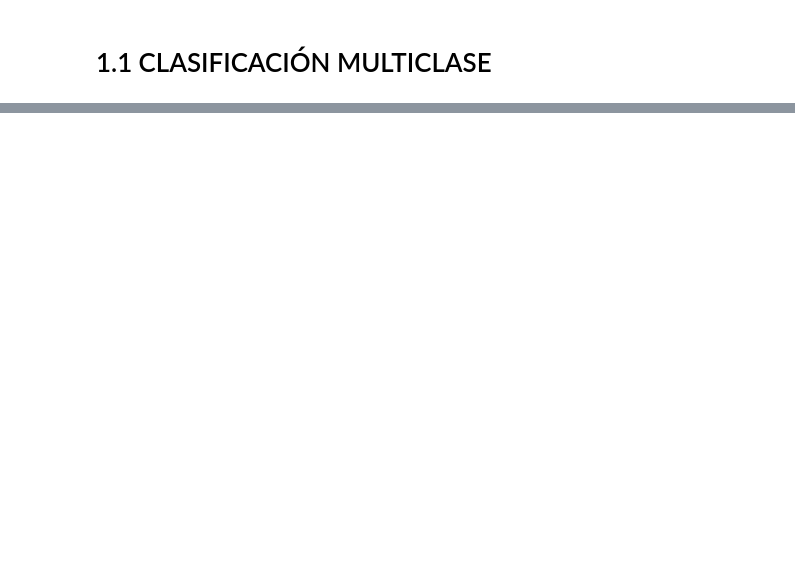
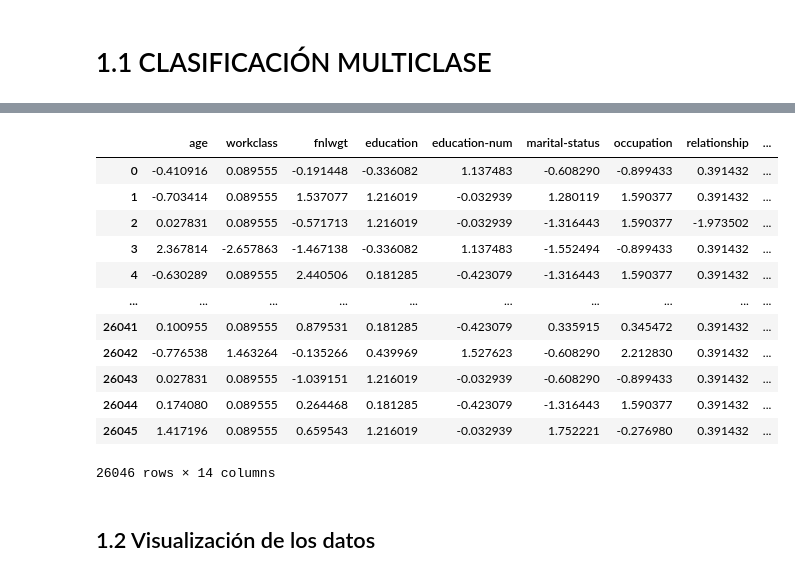
Before and after one commit to Gonzales-Franz-Reinaldo/SIS420-AI, a Jupyter notebook: Laboratorios/LAB-03/Regresion_Logistica_Multiclase.ipynb, the cells around one changed output, grey strips where cells are left out. Drawn from its saved outputs; the diff is of its cells as text; code cells hidden in the pictures; blank space fills up the shorter version.

```diff
--- a/Laboratorios/LAB-03/Regresion_Logistica_Multiclase.ipynb
+++ b/Laboratorios/LAB-03/Regresion_Logistica_Multiclase.ipynb
@@ -222,0 +244,6 @@ data
+# %%
+# Como nuestro columna de Y es la martial-status, contamos los numeros de ocurriencias de cada clase
+class_count = data['marital-status'].value_counts()
+
+# Mostramos las cantidad de clases que existen en el dataset
+class_count
@@ -224,0 +400,33 @@ data
+# %%
+def  featureNormalize(X):
+    X_norm = X.copy()
+    mu = np.zeros(X.shape[1])
+    sigma = np.zeros(X.shape[1])
+
+    mu = np.mean(X, axis = 0)
+    sigma = np.std(X, axis = 0)
+    X_norm = (X - mu) / sigma
+
+    return X_norm, mu, sigma
+# %%
+# Llamamos a la function de featureNormalize para normalizar los datos de entrenamiento
+X_norm, mu, sigma = featureNormalize(X_train)
+
+# Mostramos los datos de X_train normalizados
+X_norm
+# %% [output]
+|  | age | workclass | fnlwgt | education | education-num | marital-status | occupation | relationship | ... |
+| 0 | -0.410916 | 0.089555 | -0.191448 | -0.336082 | 1.137483 | -0.608290 | -0.899433 | 0.391432 | ... |
+| 1 | -0.703414 | 0.089555 | 1.537077 | 1.216019 | -0.032939 | 1.280119 | 1.590377 | 0.391432 | ... |
+| 2 | 0.027831 | 0.089555 | -0.571713 | 1.216019 | -0.032939 | -1.316443 | 1.590377 | -1.973502 | ... |
+| 3 | 2.367814 | -2.657863 | -1.467138 | -0.336082 | 1.137483 | -1.552494 | -0.899433 | 0.391432 | ... |
+| 4 | -0.630289 | 0.089555 | 2.440506 | 0.181285 | -0.423079 | -1.316443 | 1.590377 | 0.391432 | ... |
+| ... | ... | ... | ... | ... | ... | ... | ... | ... | ... |
+| 26041 | 0.100955 | 0.089555 | 0.879531 | 0.181285 | -0.423079 | 0.335915 | 0.345472 | 0.391432 | ... |
+| 26042 | -0.776538 | 1.463264 | -0.135266 | 0.439969 | 1.527623 | -0.608290 | 2.212830 | 0.391432 | ... |
+| 26043 | 0.027831 | 0.089555 | -1.039151 | 1.216019 | -0.032939 | -0.608290 | -0.899433 | 0.391432 | ... |
+| 26044 | 0.174080 | 0.089555 | 0.264468 | 0.181285 | -0.423079 | -1.316443 | 1.590377 | 0.391432 | ... |
+| 26045 | 1.417196 | 0.089555 | 0.659543 | 1.216019 | -0.032939 | 1.752221 | -0.276980 | 0.391432 | ... |
+26046 rows × 14 columns
+# %% [markdown]
+## 1.2 Visualización de los datos
```
Also changed, not shown: parts of 28 cells of this notebook, 1 other file.
